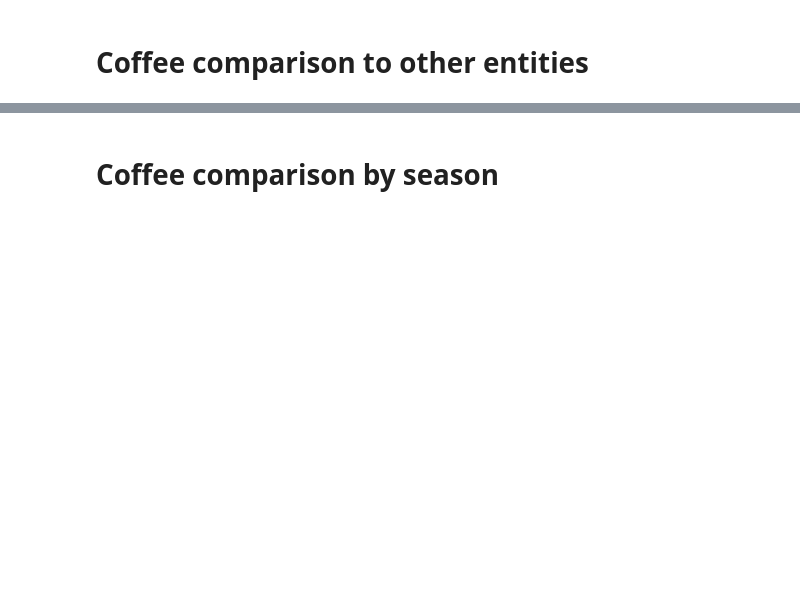
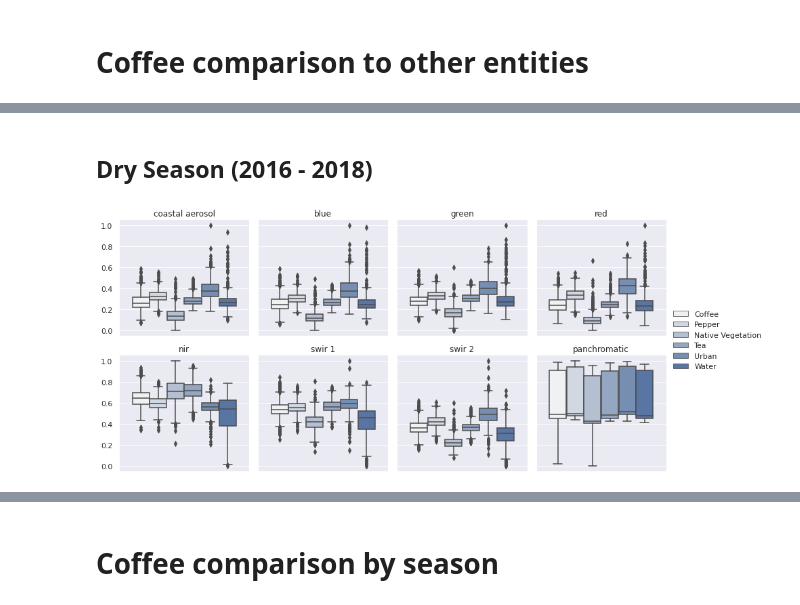
Before and after one commit to SimWalther/vietnam_coffee_detection, a Jupyter notebook: bandsVariability.ipynb, the cells around one changed output, grey strips where cells are left out. Saved outputs shown, nothing was run; the diff lists cells and outputs as text; code cells hidden in the pictures; blank space fills up the shorter version.

```diff
--- a/bandsVariability.ipynb
+++ b/bandsVariability.ipynb
@@ -143,25 +160,28 @@ def coffee_comparison_to_other_entities(raster_path):
     # Get values for each label we are interested in
     coffee_values = tagged_points_bands_values(ShapeClass.COFFEE.value, initial_raster)
     pepper_values = tagged_points_bands_values(ShapeClass.PEPPER.value, initial_raster)
+    nativevege_values = tagged_points_bands_values(ShapeClass.NATIVEVEGE.value, initial_raster)
     tea_values = tagged_points_bands_values(ShapeClass.TEA.value, initial_raster)
     urban_values = tagged_points_bands_values(ShapeClass.URBAN.value, initial_raster)
     water_values = tagged_points_bands_values(ShapeClass.WATER.value, initial_raster)
 
     # Create dataframes from those values
-    columns = ['coastal aerosol', 'blue', 'green', 'red', 'nir', 'swir 1', 'swir 2', 'panchromatic', 'tirs 1']
+    columns = ['coastal aerosol', 'blue', 'green', 'red', 'nir', 'swir 1', 'swir 2', 'panchromatic']
     coffee_df = pandas.DataFrame(coffee_values, columns=columns).assign(label="Coffee")
     pepper_df = pandas.DataFrame(pepper_values, columns=columns).assign(label="Pepper")
+    nativevege_df = pandas.DataFrame(nativevege_values, columns=columns).assign(label="Native Vegetation")
     tea_df = pandas.DataFrame(tea_values, columns=columns).assign(label="Tea")
     urban_df = pandas.DataFrame(urban_values, columns=columns).assign(label="Urban")
     water_df = pandas.DataFrame(water_values, columns=columns).assign(label="Water")
 
     # Concatenate all those dataframe into one
-    concat_df = pandas.concat([coffee_df, pepper_df, tea_df, urban_df, water_df])
+    concat_df = pandas.concat([coffee_df, pepper_df, nativevege_df, tea_df, urban_df, water_df])
 
-    # Draw boxplot
-    df = pandas.melt(concat_df, id_vars=['label'], var_name=['Bands'])
-    boxplot = sns.boxplot(x="Bands", y="value", hue="label", data=df, palette="Set3")
-    boxplot.set_ylim([0, 4800])
+    normalize_dataframe(concat_df, columns)
+
+    df = pandas.melt(concat_df, id_vars=['label'], var_name=['bands'])
+
+    draw_bands_boxplots(df, "label")
 
     # Draw Scatter plot
-    sns.relplot(x="red", y="nir", hue="label", data=concat_df, palette="Set3");
+    # sns.pairplot(concat_df, hue="label", height=2.5, palette="Set3")
@@ -191,0 +188,6 @@ coffee_comparison_to_other_entities('./Vietnam_2014-2016_winter_november_april/m
+# %% [markdown]
+## Dry Season (2016 - 2018)
+# %%
+coffee_comparison_to_other_entities('./Vietnam_2016-2018_dry_season/merged.tif')
+# %% [output]
+[figure, added]
```
Also changed, not shown: parts of 20 cells of this notebook, 2 other files.
